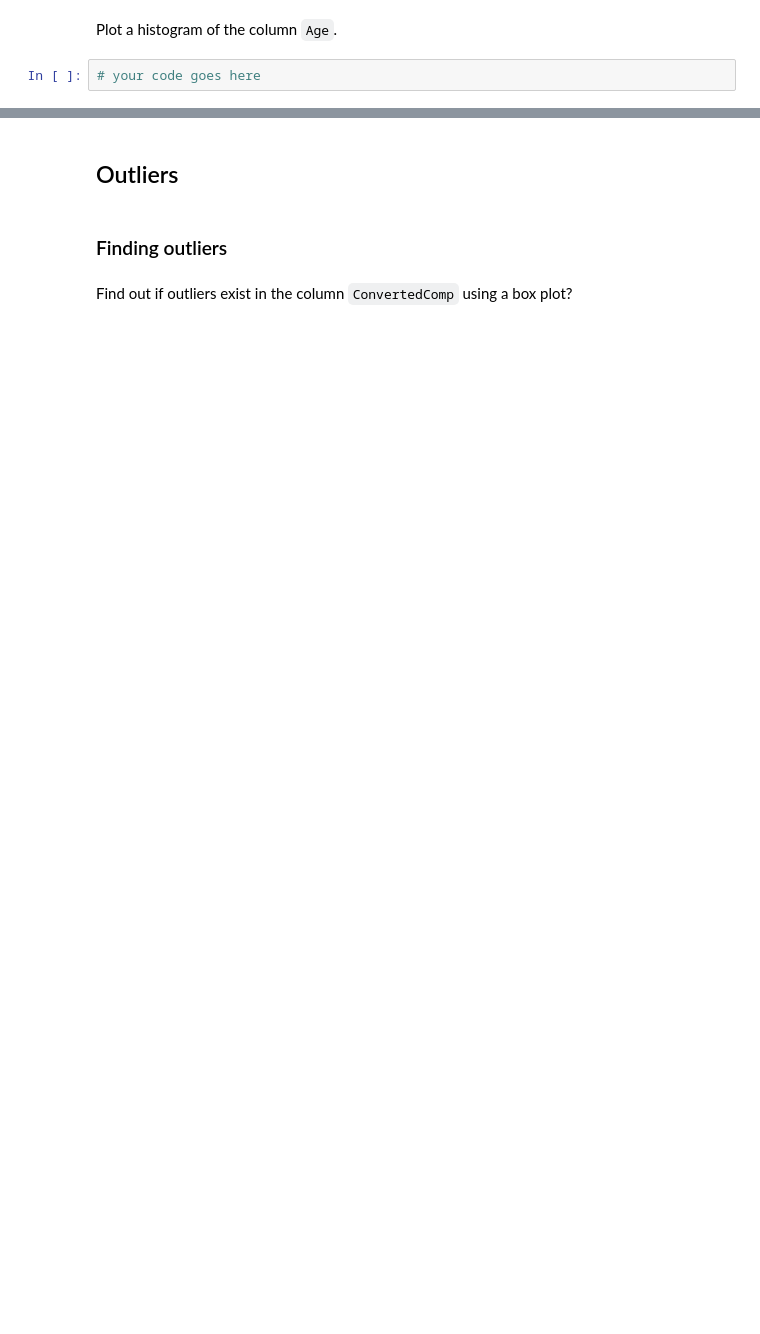
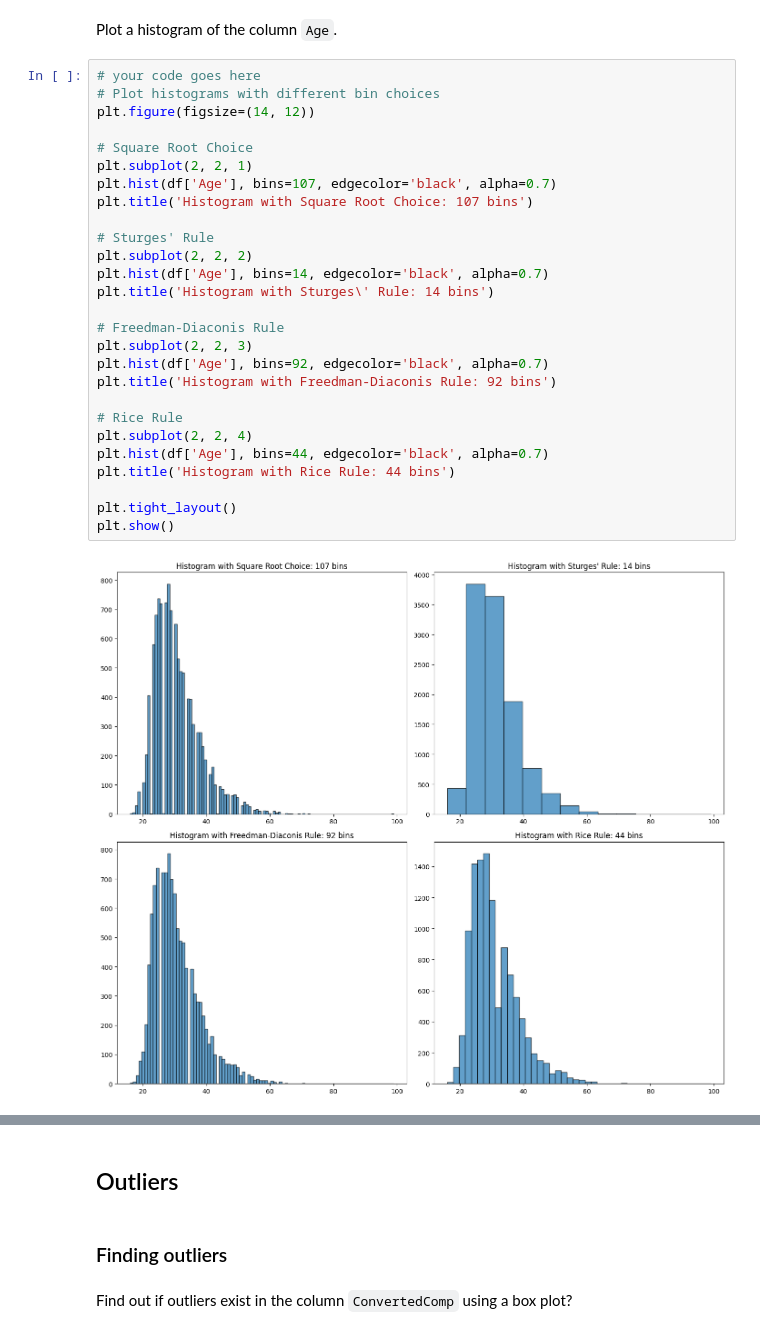
Before and after one commit to Majeedraheem/Final_Project-, a Jupyter notebook: Module 3/M3ExploratoryDataAnalysis-lab.ipynb, the cells around one changed output, grey strips where cells are left out. Cells and saved outputs as stored; diff of their text form; blank space fills up the shorter version.

```diff
--- a/Module 3/M3ExploratoryDataAnalysis-lab.ipynb
+++ b/Module 3/M3ExploratoryDataAnalysis-lab.ipynb
@@ -128,4 +211,31 @@ min,q1,median,q3,max of a column are its five number summary.
 # %% [markdown]
 Plot a histogram of the column `Age`.
-# %%
-# your code goes here
+# %%
+# your code goes here
+# Plot histograms with different bin choices
+plt.figure(figsize=(14, 12))
+
+# Square Root Choice
+plt.subplot(2, 2, 1)
+plt.hist(df['Age'], bins=107, edgecolor='black', alpha=0.7)
+plt.title('Histogram with Square Root Choice: 107 bins')
+
+# Sturges' Rule
+plt.subplot(2, 2, 2)
+plt.hist(df['Age'], bins=14, edgecolor='black', alpha=0.7)
+plt.title('Histogram with Sturges\' Rule: 14 bins')
+
+# Freedman-Diaconis Rule
+plt.subplot(2, 2, 3)
+plt.hist(df['Age'], bins=92, edgecolor='black', alpha=0.7)
+plt.title('Histogram with Freedman-Diaconis Rule: 92 bins')
+
+# Rice Rule
+plt.subplot(2, 2, 4)
+plt.hist(df['Age'], bins=44, edgecolor='black', alpha=0.7)
+plt.title('Histogram with Rice Rule: 44 bins')
+
+plt.tight_layout()
+plt.show()
+# %% [output]
+[figure, added]
```
Also changed, not shown: parts of 56 cells of this notebook, 1 other file.
